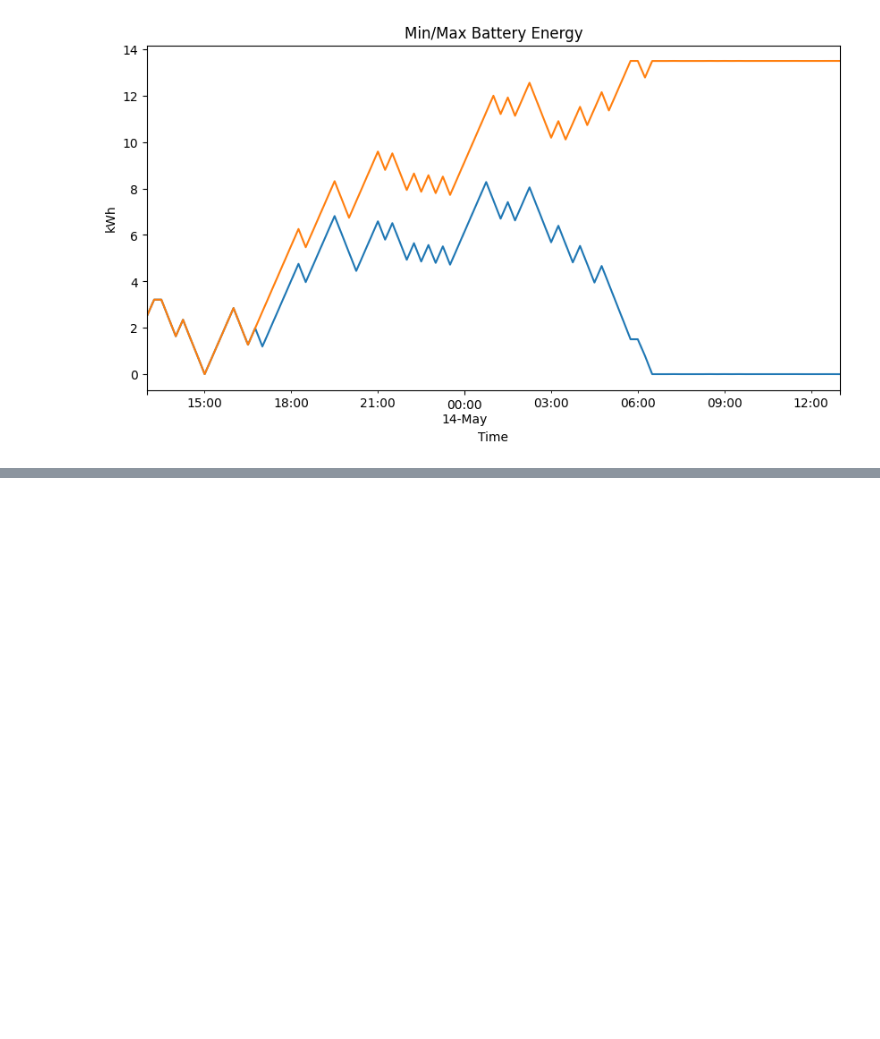
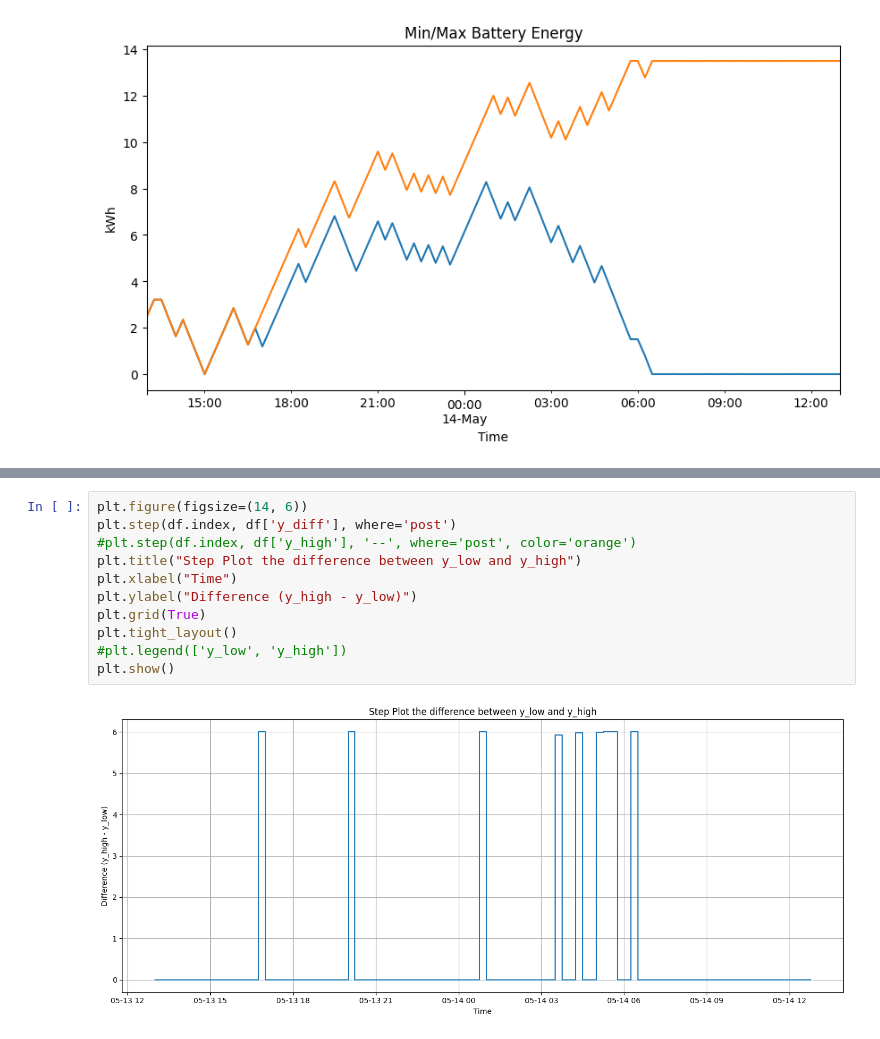
Before and after one commit to JaMoPinter/MPC-vs-RBC, a Jupyter notebook: 03_optimization/playground/interval_scheduler.ipynb, the cells around one changed output, grey strips where cells are left out. Drawn from its saved outputs; the diff is of its cells as text; blank space fills up the shorter version.

```diff
--- a/03_optimization/playground/interval_scheduler.ipynb
+++ b/03_optimization/playground/interval_scheduler.ipynb
@@ -484,0 +496,13 @@ pg_exp_buy : Size=96, Index=time
+# %%
+plt.figure(figsize=(14, 6))
+plt.step(df.index, df['y_diff'], where='post')
+#plt.step(df.index, df['y_high'], '--', where='post', color='orange')
+plt.title("Step Plot the difference between y_low and y_high")
+plt.xlabel("Time")
+plt.ylabel("Difference (y_high - y_low)")
+plt.grid(True)
+plt.tight_layout()
+#plt.legend(['y_low', 'y_high'])
+plt.show()
+# %% [output]
+[figure, added]
```
Also changed, not shown: parts of 5 cells of this notebook, 11 other files.
